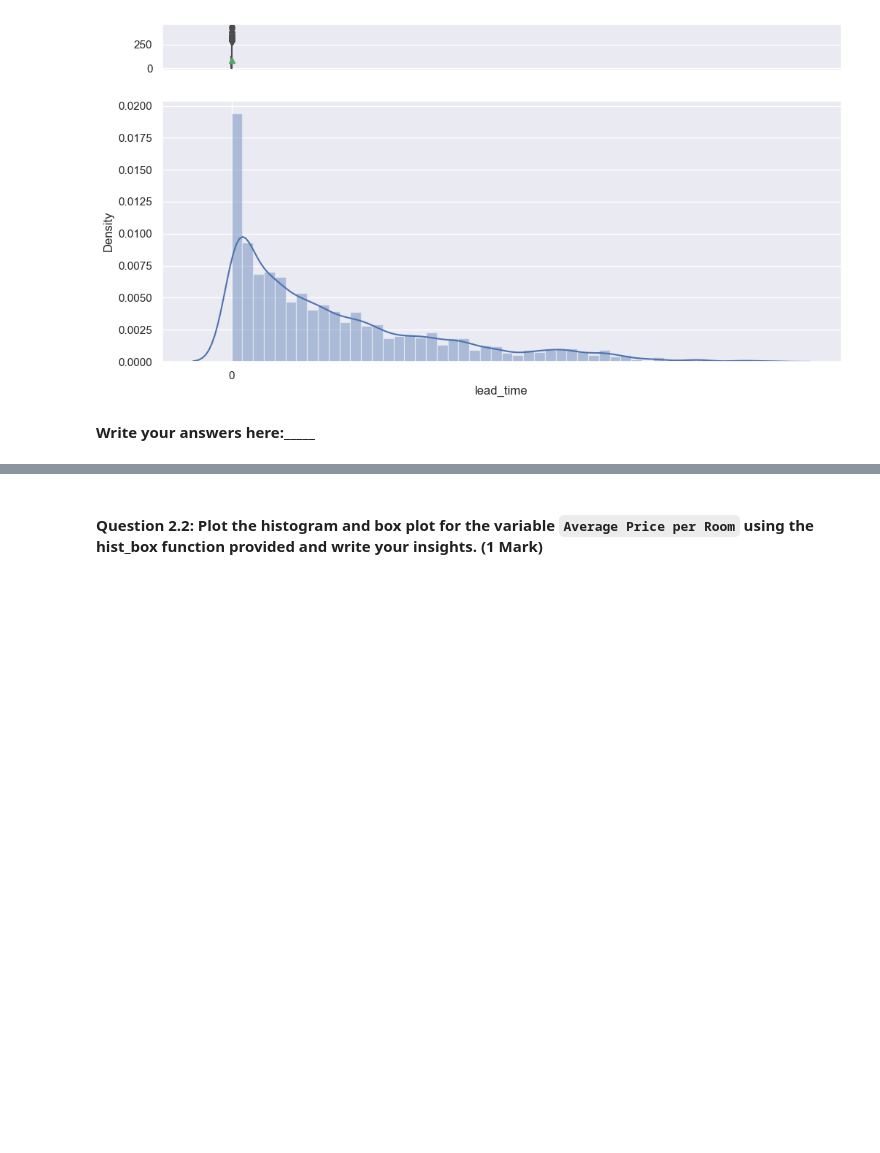
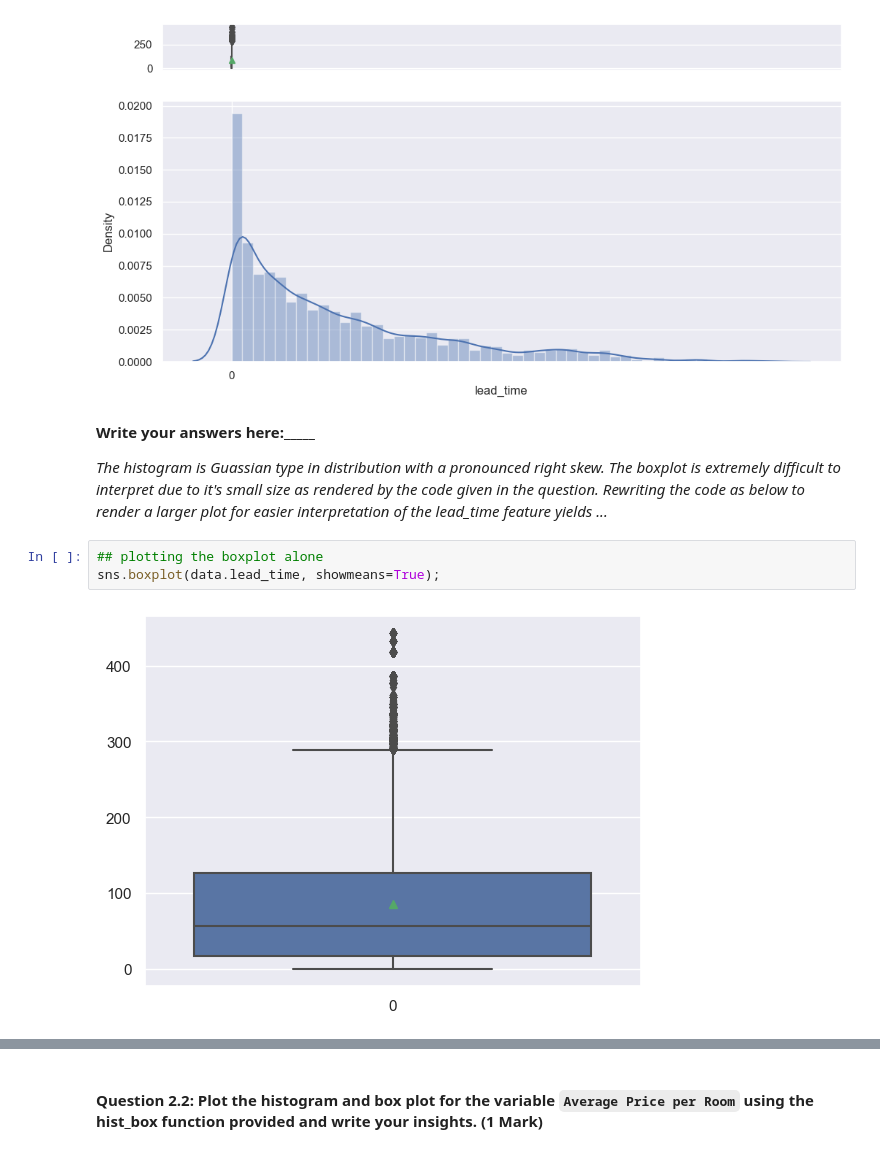
Before and after one commit to drnealaggarwal/MIT_IDSS, a Jupyter notebook: wk5/NealAggarwal_CHT.ipynb, the cells around one changed output, grey strips where cells are left out. Cells and saved outputs as stored; diff of their text form; blank space fills up the shorter version.

```diff
--- a/wk5/NealAggarwal_CHT.ipynb
+++ b/wk5/NealAggarwal_CHT.ipynb
@@ -231,3 +234,10 @@ hist_box(data, 'lead_time')
 [figure]
 # %% [markdown]
 **Write your answers here:_____**
+
+_The histogram is Guassian type in distribution with a pronounced right skew. The boxplot is extremely difficult to interpret due to it's small size as rendered by the code given in the question. Rewriting the code as below to render a larger plot for easier interpretation of the lead_time feature yields ..._
+# %%
+## plotting the boxplot alone
+sns.boxplot(data.lead_time, showmeans=True);
+# %% [output]
+[figure, added]
```
Also changed, not shown: parts of 7 cells of this notebook, 15 other files.
